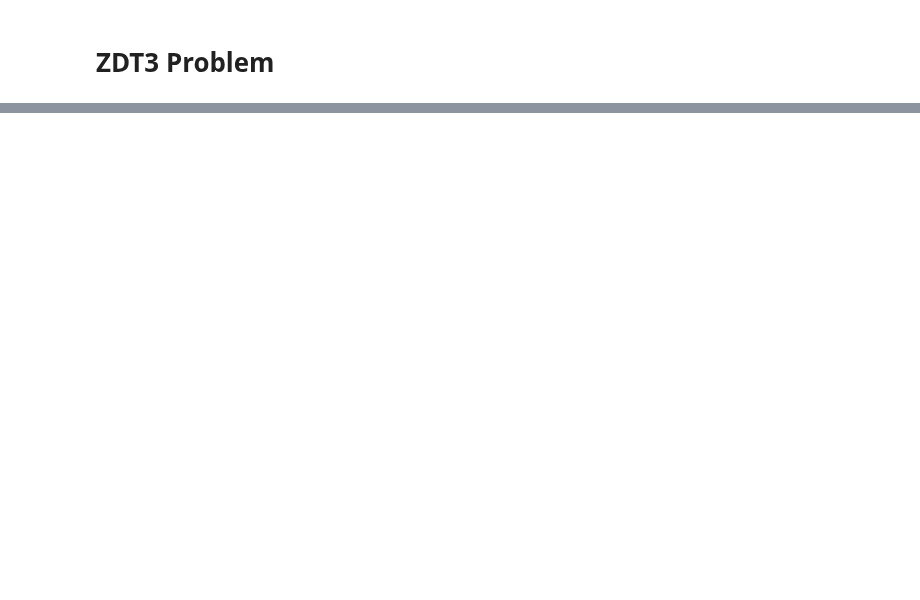
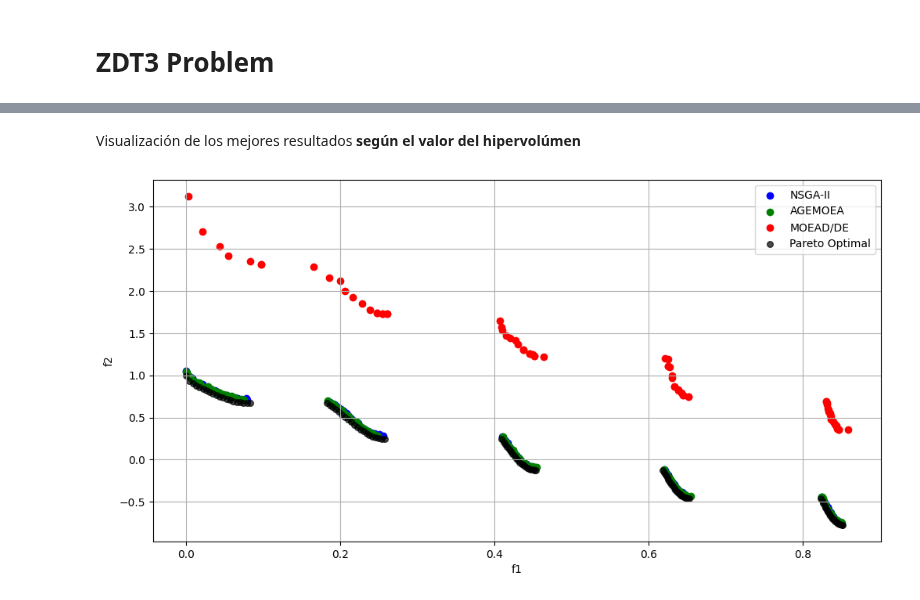
Before and after one commit to JorgeDC01/EMOC, a Jupyter notebook: H2/ZDT3.ipynb, the cells around one changed output, grey strips where cells are left out. Cells and saved outputs as stored; diff of their text form; code cells hidden in the pictures; blank space fills up the shorter version.

```diff
--- a/H2/ZDT3.ipynb
+++ b/H2/ZDT3.ipynb
@@ -20,0 +471,7 @@ plot(problem.pareto_front(), no_fill=True)
+# %%
+# Problema
+problem = get_problem("zdt3")
+
+# 1. NSGA-II
+print("Ejecutando NSGA-II...")
+hv_nsgaii, var_hv_nsgaii, spr_nsgaii, var_spr_nsgaii, spa_nsgaii, var_spa_nsgaii, results_nsgaii = multiple_experiments(problem, NSGA2, n_experiments=10, max_evals=10000)
@@ -20,0 +496,7 @@ plot(problem.pareto_front(), no_fill=True)
+# %%
+# Problema
+problem = get_problem("zdt3")
+
+# 2. AGEMOEA
+print("Ejecutando AGEMOEA...")
+hv_agemoea, var_hv_agemoea, spr_agemoea, var_spr_agemoea, spa_agemoea, var_spa_agemoea, results_agemoea = multiple_experiments(problem, AGEMOEA, n_experiments=10, max_evals=10000)
@@ -20,0 +521,7 @@ plot(problem.pareto_front(), no_fill=True)
+# %%
+# Problema
+problem = get_problem("zdt3")
+
+# 2. AGEMOEA
+print("Ejecutando MOEAD/DE...")
+hv_moeadde, var_hv_moeadde,spr_moeadde, var_spr_moeadde, spa_moeadde, var_spa_moeadde , results_moeadde= multiple_experiments_moeadde()
@@ -20,0 +546,27 @@ plot(problem.pareto_front(), no_fill=True)
+# %% [markdown]
+Visualización de los mejores resultados **según el valor del hipervolúmen**
+# %%
+#### FRENTE DE MEJORES RESULTADOS ####
+
+best_experiment_index_nsgaii = np.argmax(hv_nsgaii)  # El índice del experimento con el mejor HV
+best_pf_nsgaii = results_nsgaii[best_experiment_index_nsgaii].F  # El frente de Pareto del mejor experimento
+best_experiment_index_agemoea = np.argmax(hv_agemoea)  # El índice del experimento con el mejor HV
+best_pf_agemoea = results_agemoea[best_experiment_index_agemoea].F  # El frente de Pareto del mejor experimento
+best_experiment_index_moeadde = np.argmax(hv_moeadde)
+best_pf_moeadde = results_moeadde[best_experiment_index_moeadde]
+
+
+plt.figure(figsize=(12, 6))
+plt.scatter(best_pf_nsgaii[:, 0], best_pf_nsgaii[:, 1], label="NSGA-II", color='blue')
+plt.scatter(best_pf_agemoea[:, 0], best_pf_agemoea[:, 1], label="AGEMOEA", color='green')
+plt.scatter(best_pf_moeadde[:, 0], best_pf_moeadde[:, 1], label="MOEAD/DE", color='red')
+# frente de Pareto Optimo
+plt.scatter(pareto_optimal[:, 0], pareto_optimal[:, 1], color='black', alpha=0.7, label="Pareto Optimal", edgecolors='black', s=30)
+
+plt.xlabel("f1")
+plt.ylabel("f2")
+plt.legend()
+plt.grid(True)
+plt.show()
+# %% [output]
+[figure, added]
```
Also changed, not shown: parts of 17 cells of this notebook.
